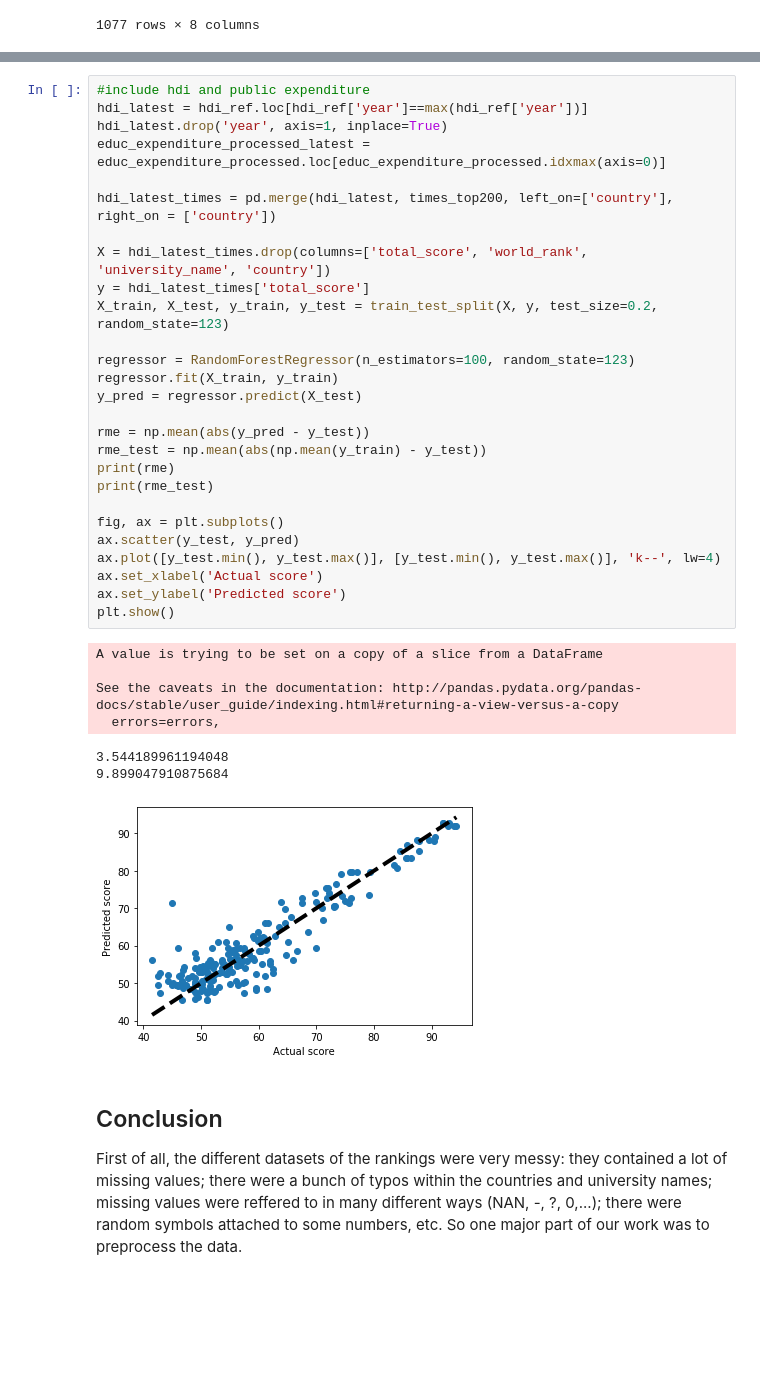
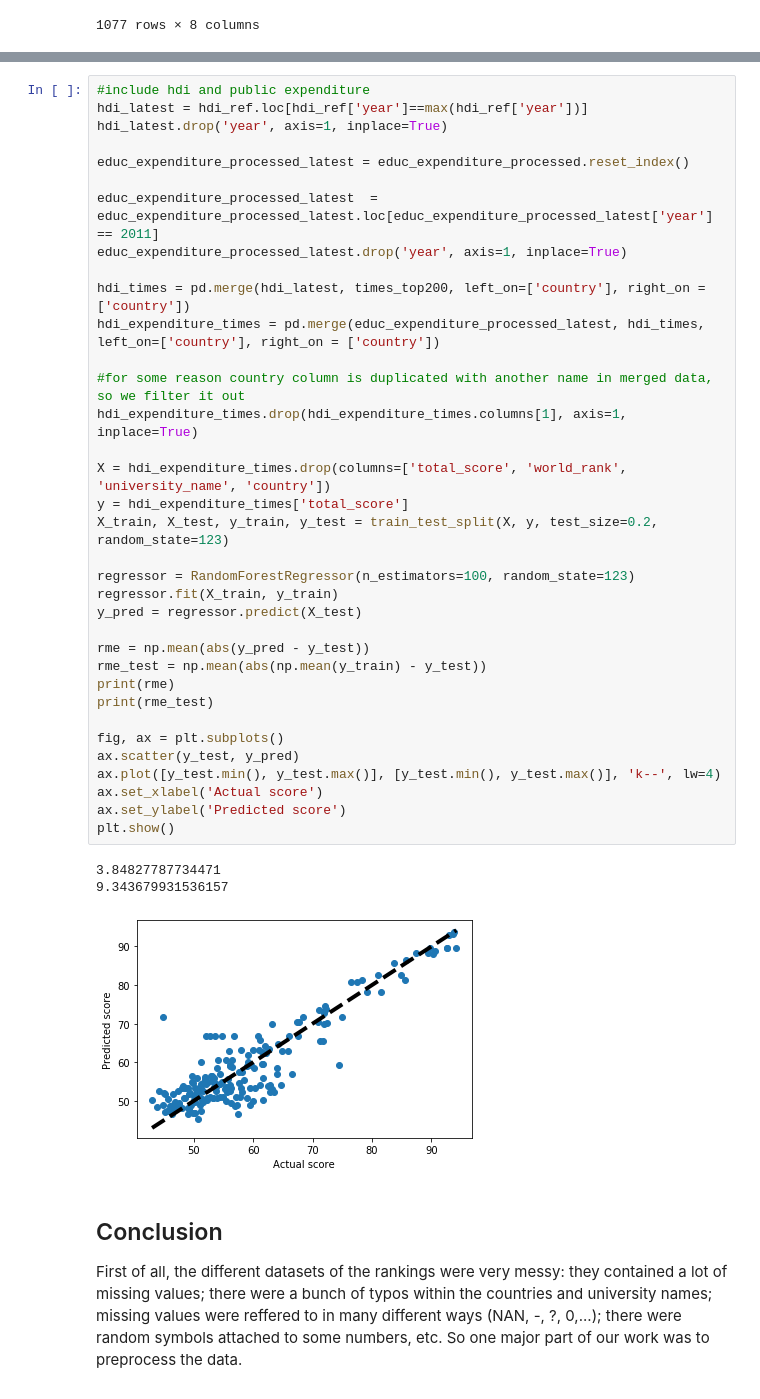
Before and after one commit to AjayvirS/uni-ranking, a Jupyter notebook: EX3_final.ipynb, the cells around one changed output, grey strips where cells are left out. Cells and saved outputs as stored; diff of their text form; blank space fills up the shorter version.

```diff
--- a/EX3_final.ipynb
+++ b/EX3_final.ipynb
@@ -1138,38 +1157,42 @@ plt.show()
 # %%
 #include hdi and public expenditure
 hdi_latest = hdi_ref.loc[hdi_ref['year']==max(hdi_ref['year'])]
 hdi_latest.drop('year', axis=1, inplace=True)
-educ_expenditure_processed_latest = educ_expenditure_processed.loc[educ_expenditure_processed.idxmax(axis=0)]
 
-hdi_latest_times = pd.merge(hdi_latest, times_top200, left_on=['country'], right_on = ['country'])
+educ_expenditure_processed_latest = educ_expenditure_processed.reset_index()
 
-X = hdi_latest_times.drop(columns=['total_score', 'world_rank', 'university_name', 'country'])
-y = hdi_latest_times['total_score']
+educ_expenditure_processed_latest  = educ_expenditure_processed_latest.loc[educ_expenditure_processed_latest['year'] == 2011]
+educ_expenditure_processed_latest.drop('year', axis=1, inplace=True)
+
+hdi_times = pd.merge(hdi_latest, times_top200, left_on=['country'], right_on = ['country'])
+hdi_expenditure_times = pd.merge(educ_expenditure_processed_latest, hdi_times, left_on=['country'], right_on = ['country'])
+
+#for some reason country column is duplicated with another name in merged data, so we filter it out
+hdi_expenditure_times.drop(hdi_expenditure_times.columns[1], axis=1, inplace=True)
+
+X = hdi_expenditure_times.drop(columns=['total_score', 'world_rank', 'university_name', 'country'])
+y = hdi_expenditure_times['total_score']
 X_train, X_test, y_train, y_test = train_test_split(X, y, test_size=0.2, random_state=123)
 
 regressor = RandomForestRegressor(n_estimators=100, random_state=123)
 regressor.fit(X_train, y_train)
 y_pred = regressor.predict(X_test)
 
 rme = np.mean(abs(y_pred - y_test))
 rme_test = np.mean(abs(np.mean(y_train) - y_test))
 print(rme)
 print(rme_test)
 
 fig, ax = plt.subplots()
 ax.scatter(y_test, y_pred)
 ax.plot([y_test.min(), y_test.max()], [y_test.min(), y_test.max()], 'k--', lw=4)
 ax.set_xlabel('Actual score')
 ax.set_ylabel('Predicted score')
 plt.show()
 # %% [output]
-A value is trying to be set on a copy of a slice from a DataFrame
-
-See the caveats in the documentation: http://pandas.pydata.org/pandas-docs/stable/user_guide/indexing.html#returning-a-view-versus-a-copy
-  errors=errors,
+3.84827787734471
+9.343679931536157
-3.544189961194048
-9.899047910875684
-[figure, old version]
+[figure, new version]
 # %% [markdown]
 ## Conclusion
 
```
Also changed, not shown: parts of 13 cells of this notebook.
